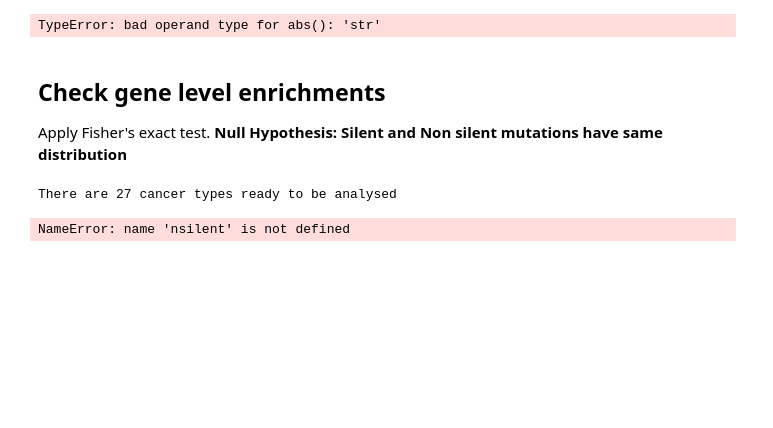
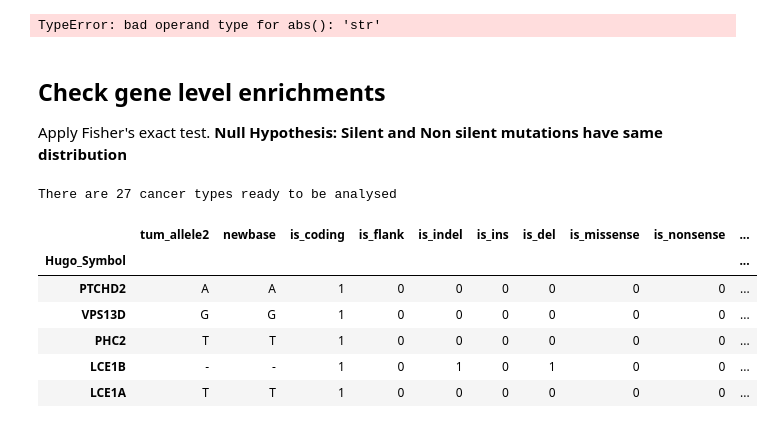
Before and after one commit to nitinksingh/driver, a Jupyter notebook: mutation.ipynb, the cells around one changed output. Drawn from its saved outputs; the diff is of its cells as text; code cells hidden in the pictures; blank space fills up the shorter version.

```diff
--- a/mutation.ipynb
+++ b/mutation.ipynb
@@ -253,9 +253,3 @@ def plot_corr(cancer_type, Gene_or_Sample):
 #     print df.shape[int(Gene_or_Sample)]
 # %% [output]
 There are 27 cancer types ready to be analysed
-# %%
-#nsilent, silent, nsamples = plot_corr('BRCA', 1)
-print nsilent.head(), silent.head(), nsilent.shape, nsamples
-print nsilent.describe()
-# %% [output]
-NameError: name 'nsilent' is not defined
@@ -261,0 +261,11 @@ NameError: name 'nsilent' is not defined
+# %%
+k = 60
+dff[dff.columns[k:k+12]].head()
+# %% [output]
+|  | tum_allele2 | newbase | is_coding | is_flank | is_indel | is_ins | is_del | is_missense | is_nonsense | ... |
+| Hugo_Symbol |  |  |  |  |  |  |  |  |  | ... |
+| PTCHD2 | A | A | 1 | 0 | 0 | 0 | 0 | 0 | 0 | ... |
+| VPS13D | G | G | 1 | 0 | 0 | 0 | 0 | 0 | 0 | ... |
+| PHC2 | T | T | 1 | 0 | 0 | 0 | 0 | 0 | 0 | ... |
+| LCE1B | - | - | 1 | 0 | 1 | 0 | 1 | 0 | 0 | ... |
+| LCE1A | T | T | 1 | 0 | 0 | 0 | 0 | 0 | 0 | ... |
```
Also changed, not shown: parts of 4 cells of this notebook, 5 other files.
